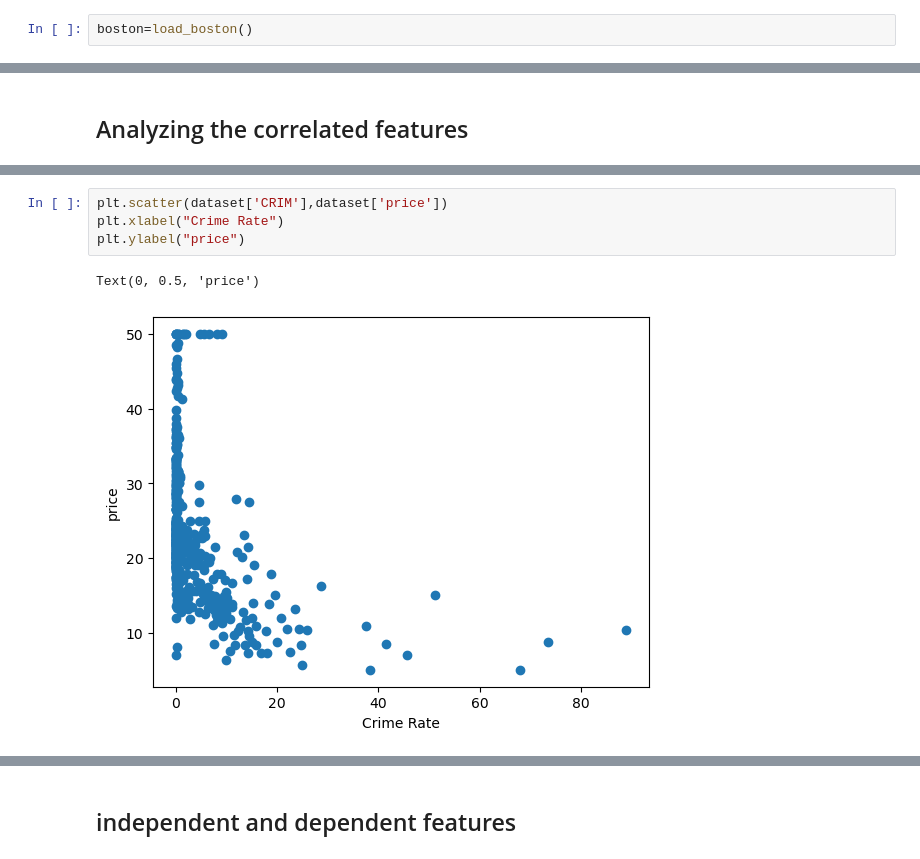
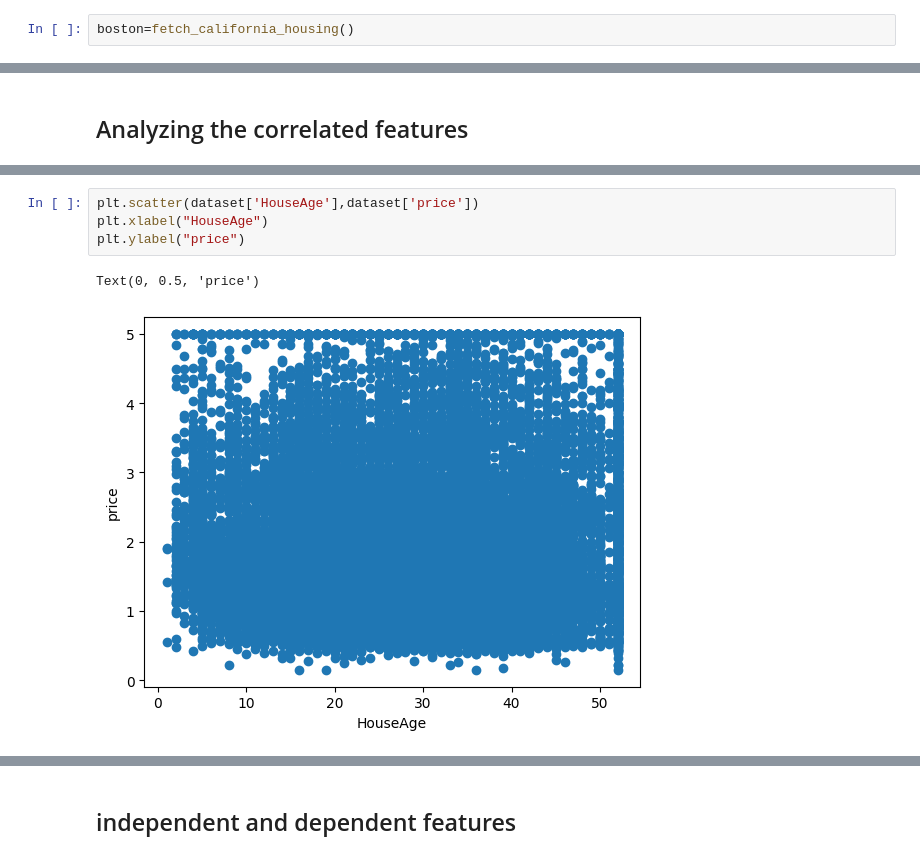
Before and after one commit to Jugal2023/boston-house-pricing-, a Jupyter notebook: boston housing price prediction model .ipynb, the cells around one changed output, grey strips where cells are left out. Drawn from its saved outputs; the diff is of its cells as text.

```diff
--- a/boston housing price prediction model .ipynb
+++ b/boston housing price prediction model .ipynb
@@ -10,2 +10,2 @@ from sklearn.datasets import load_boston
 # %%
-boston=load_boston()
+boston=fetch_california_housing()
@@ -216,8 +171,8 @@ dataset.corr()
 # %%
-plt.scatter(dataset['CRIM'],dataset['price'])
-plt.xlabel("Crime Rate")
+plt.scatter(dataset['HouseAge'],dataset['price'])
+plt.xlabel("HouseAge")
 plt.ylabel("price")
 # %% [output]
 Text(0, 0.5, 'price')
-[figure, old version]
+[figure, new version]
 # %%
```
Also changed, not shown: parts of 41 cells of this notebook, 9 other files.
